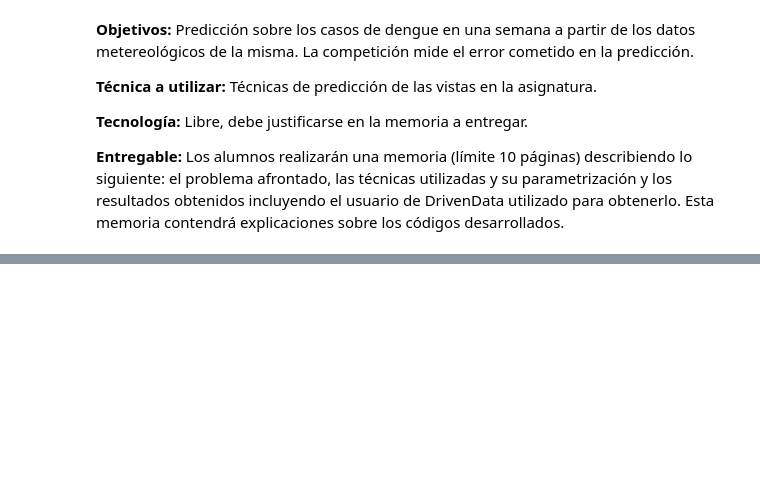
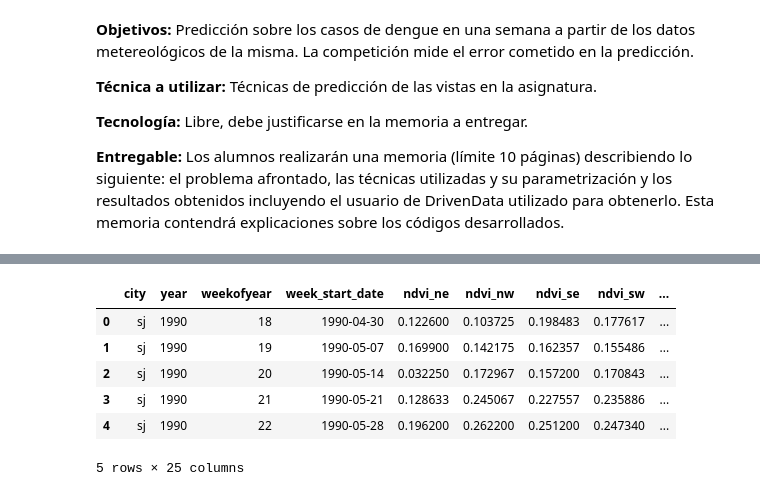
Before and after one commit to DanielEdu/MGIB06_DengueAI, a Jupyter notebook: AG02_Prediction.ipynb, the cells around one changed output, grey strips where cells are left out. Cells and saved outputs as stored; diff of their text form; code cells hidden in the pictures; blank space fills up the shorter version.

```diff
--- a/AG02_Prediction.ipynb
+++ b/AG02_Prediction.ipynb
@@ -19,0 +38,10 @@ NameError: name 'jj' is not defined
+# %%
+dfJoined.head()
+# %% [output]
+|  | city | year | weekofyear | week_start_date | ndvi_ne | ndvi_nw | ndvi_se | ndvi_sw | ... |
+| 0 | sj | 1990 | 18 | 1990-04-30 | 0.122600 | 0.103725 | 0.198483 | 0.177617 | ... |
+| 1 | sj | 1990 | 19 | 1990-05-07 | 0.169900 | 0.142175 | 0.162357 | 0.155486 | ... |
+| 2 | sj | 1990 | 20 | 1990-05-14 | 0.032250 | 0.172967 | 0.157200 | 0.170843 | ... |
+| 3 | sj | 1990 | 21 | 1990-05-21 | 0.128633 | 0.245067 | 0.227557 | 0.235886 | ... |
+| 4 | sj | 1990 | 22 | 1990-05-28 | 0.196200 | 0.262200 | 0.251200 | 0.247340 | ... |
+5 rows × 25 columns
```
Also changed, not shown: parts of 53 cells of this notebook, 11 other files.
